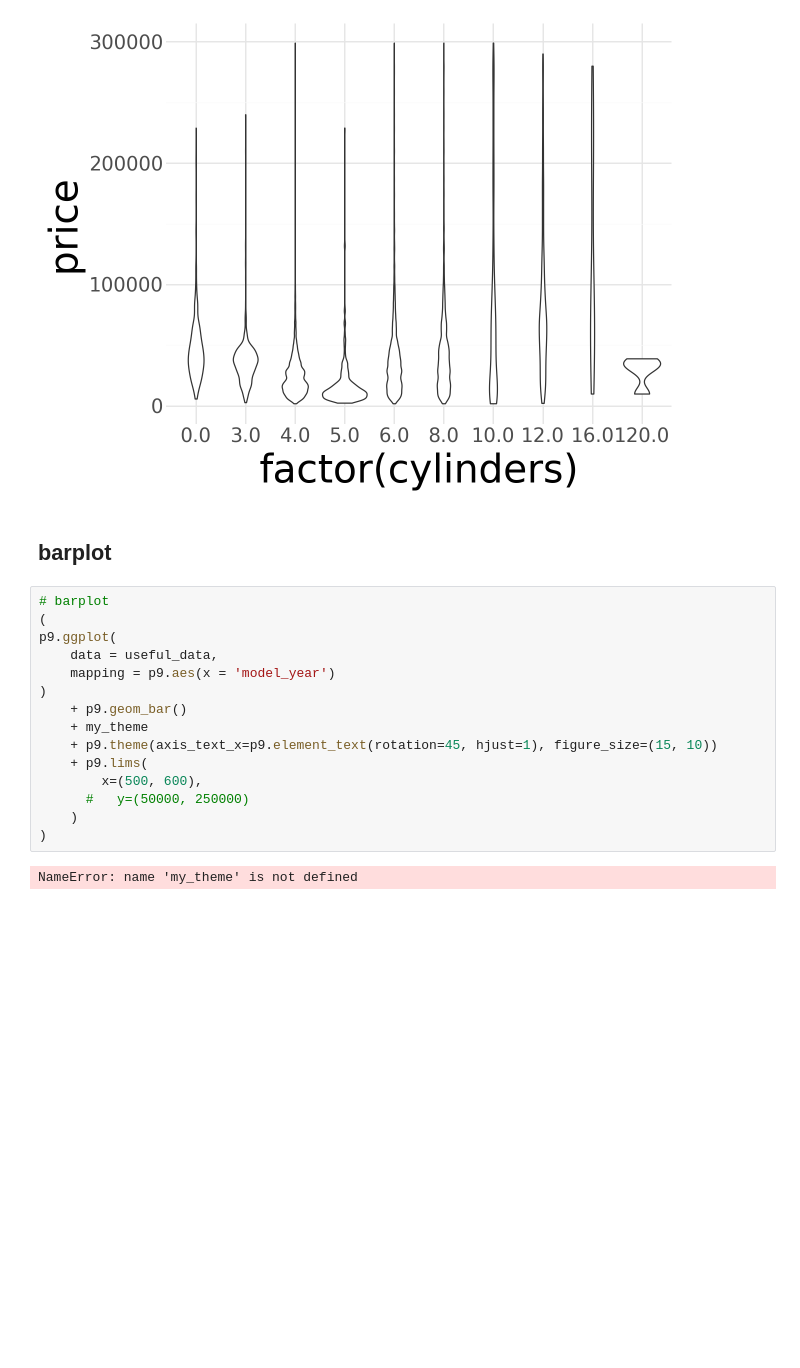
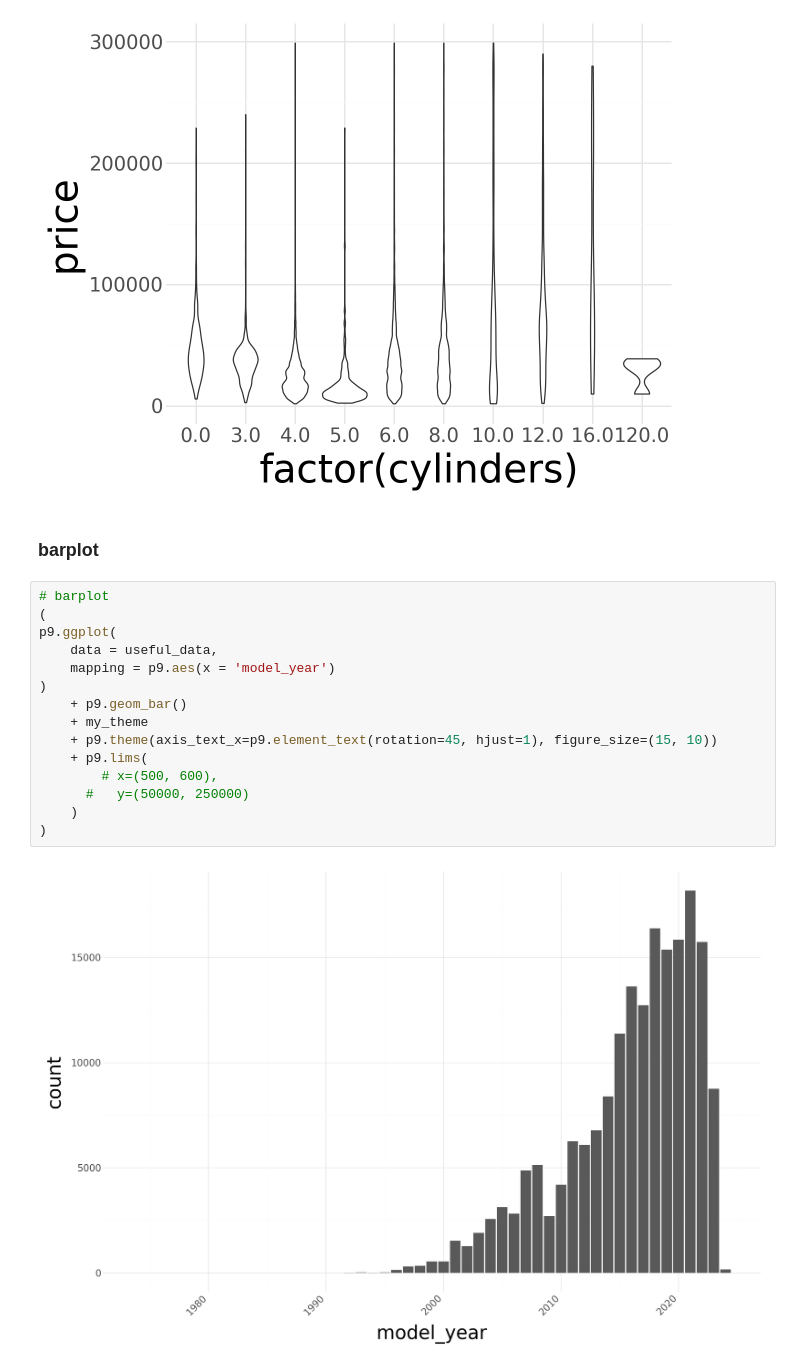
Before and after one commit to lamkilian/used_car_prices, a Jupyter notebook: visualization.ipynb, the cells around one changed output. Saved outputs shown, nothing was run; the diff lists cells and outputs as text; blank space fills up the shorter version.

```diff
--- a/visualization.ipynb
+++ b/visualization.ipynb
@@ -145,21 +156,21 @@ p9.ggplot(
 # %% [output]
 [figure]
 # %% [markdown]
-## barplot
+### barplot
 # %%
 # barplot
 (
 p9.ggplot(
     data = useful_data,
     mapping = p9.aes(x = 'model_year')
 )
     + p9.geom_bar()
     + my_theme
     + p9.theme(axis_text_x=p9.element_text(rotation=45, hjust=1), figure_size=(15, 10))
     + p9.lims(
-        x=(500, 600),
+        # x=(500, 600),
       #   y=(50000, 250000)
     )
 )
 # %% [output]
-NameError: name 'my_theme' is not defined
+[figure, added]
```
Also changed, not shown: parts of 32 cells of this notebook.
